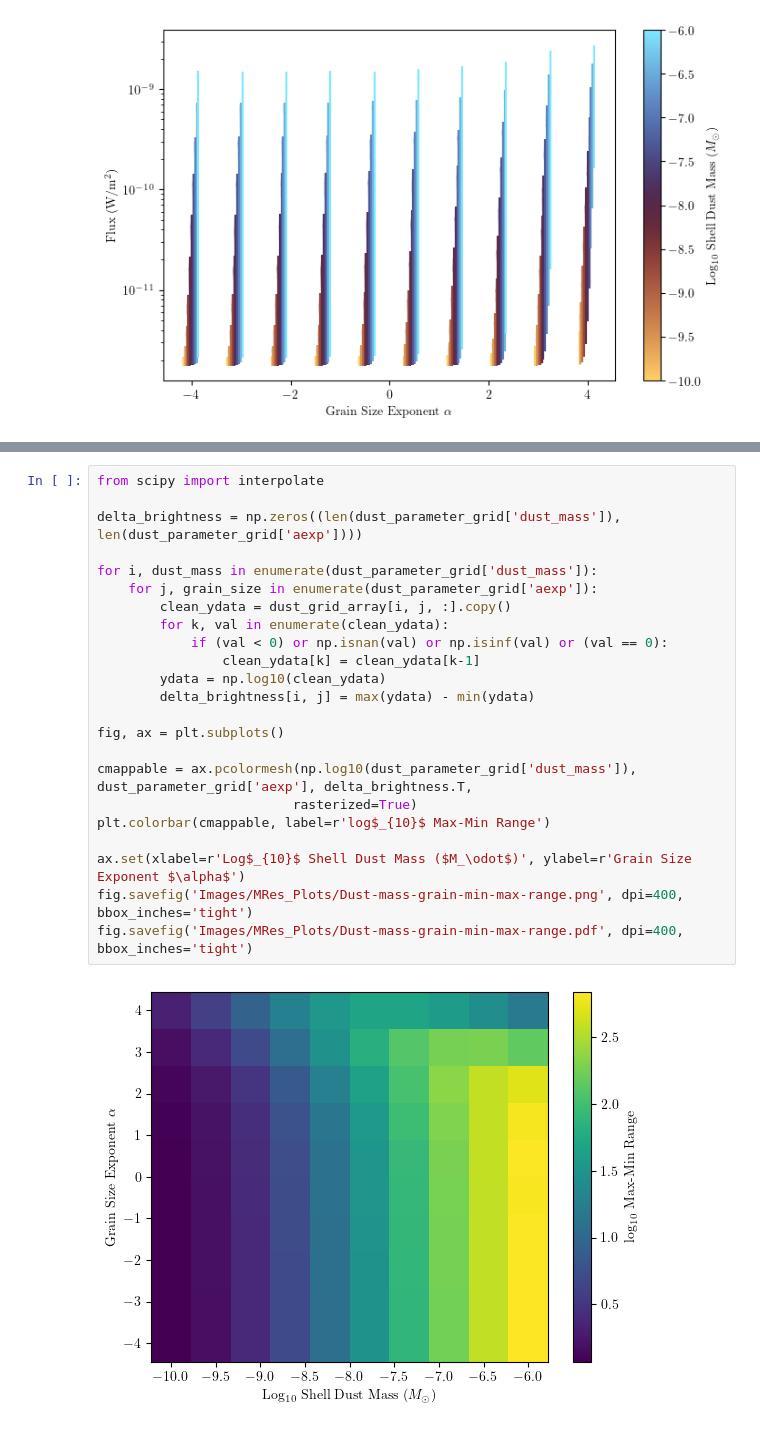
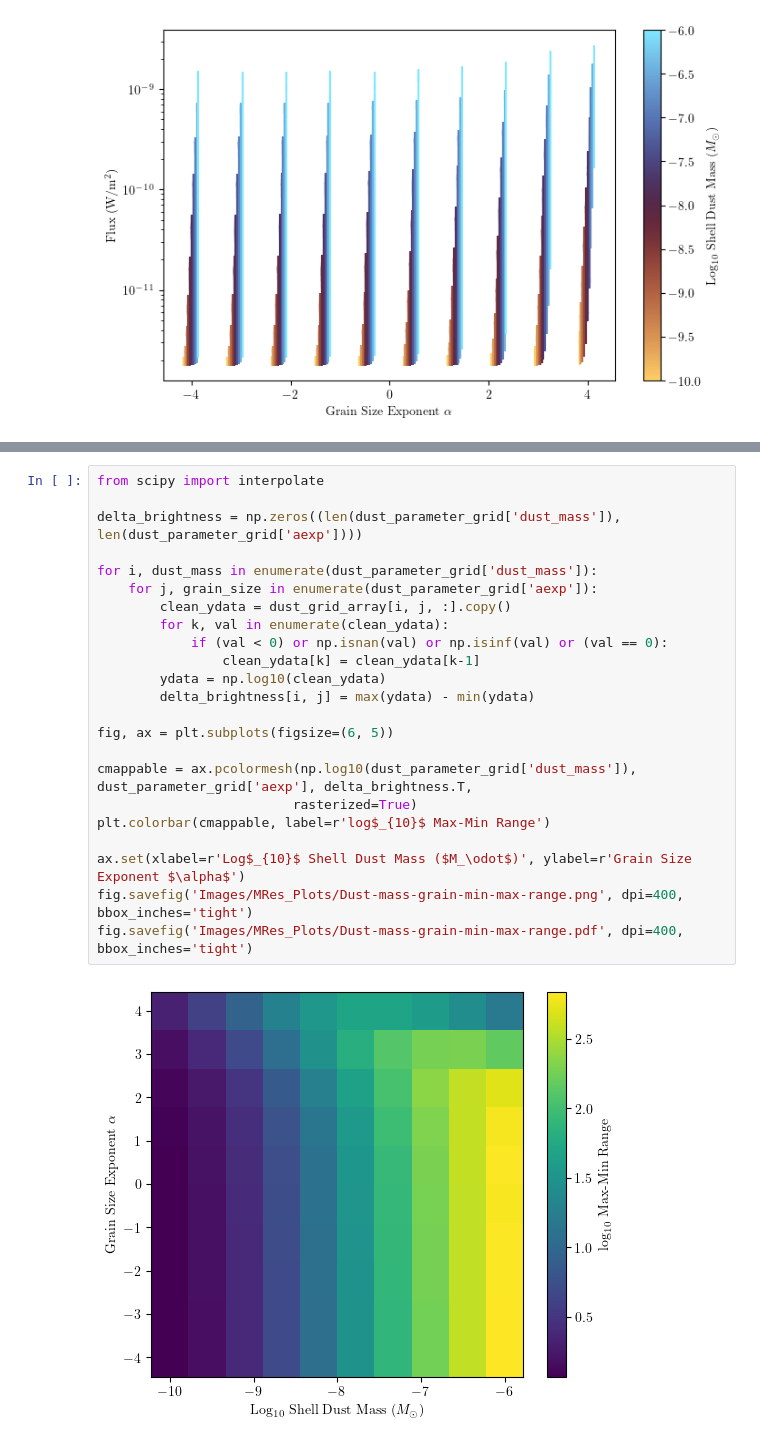
Before and after one commit to ryanwhite1/xenomorph, a Jupyter notebook: grid_runs.ipynb, the cells around one changed output, grey strips where cells are left out. Cells and saved outputs as stored; diff of their text form.

Commit message:
Update plot sizes

```diff
--- a/grid_runs.ipynb
+++ b/grid_runs.ipynb
@@ -259,28 +259,28 @@ fig.savefig('Images/MRes_Plots/Dust-mass-grain-half-brightness.pdf', dpi=400, bb
 # %%
 from scipy import interpolate
 
 delta_brightness = np.zeros((len(dust_parameter_grid['dust_mass']), len(dust_parameter_grid['aexp'])))
 
 for i, dust_mass in enumerate(dust_parameter_grid['dust_mass']):
     for j, grain_size in enumerate(dust_parameter_grid['aexp']):
         clean_ydata = dust_grid_array[i, j, :].copy()
         for k, val in enumerate(clean_ydata):
             if (val < 0) or np.isnan(val) or np.isinf(val) or (val == 0):
                 clean_ydata[k] = clean_ydata[k-1]
         ydata = np.log10(clean_ydata)
         delta_brightness[i, j] = max(ydata) - min(ydata)
 
-fig, ax = plt.subplots()
+fig, ax = plt.subplots(figsize=(6, 5))
 
 cmappable = ax.pcolormesh(np.log10(dust_parameter_grid['dust_mass']), dust_parameter_grid['aexp'], delta_brightness.T,
                          rasterized=True)
 plt.colorbar(cmappable, label=r'log$_{10}$ Max-Min Range')
 
 ax.set(xlabel=r'Log$_{10}$ Shell Dust Mass ($M_\odot$)', ylabel=r'Grain Size Exponent $\alpha$')
 fig.savefig('Images/MRes_Plots/Dust-mass-grain-min-max-range.png', dpi=400, bbox_inches='tight')
 fig.savefig('Images/MRes_Plots/Dust-mass-grain-min-max-range.pdf', dpi=400, bbox_inches='tight')
 # %% [output]
-[figure, old version]
+[figure, new version]
 # %%
 from scipy import interpolate
 
```
Also changed, not shown: parts of 2 cells of this notebook, 8 other files.
